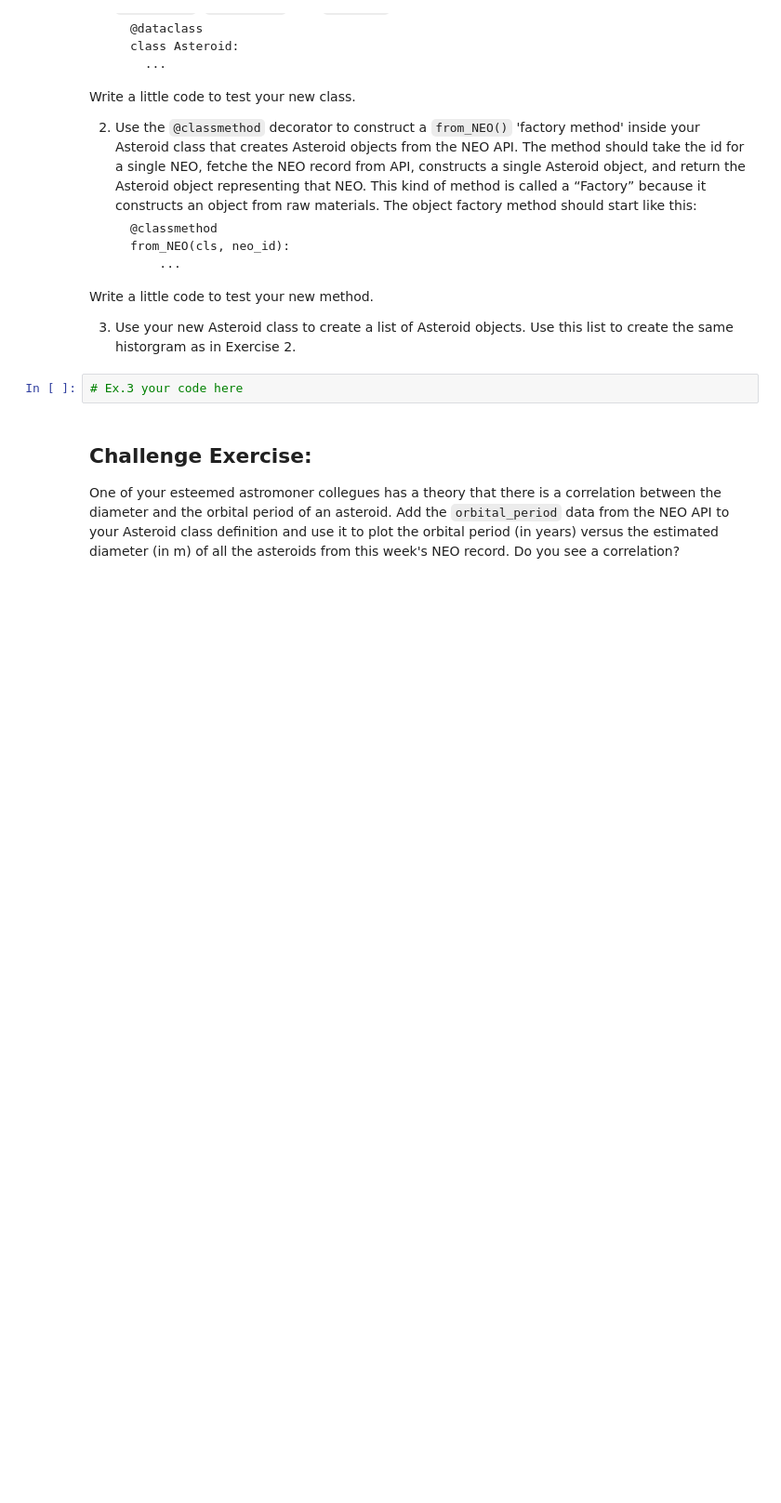
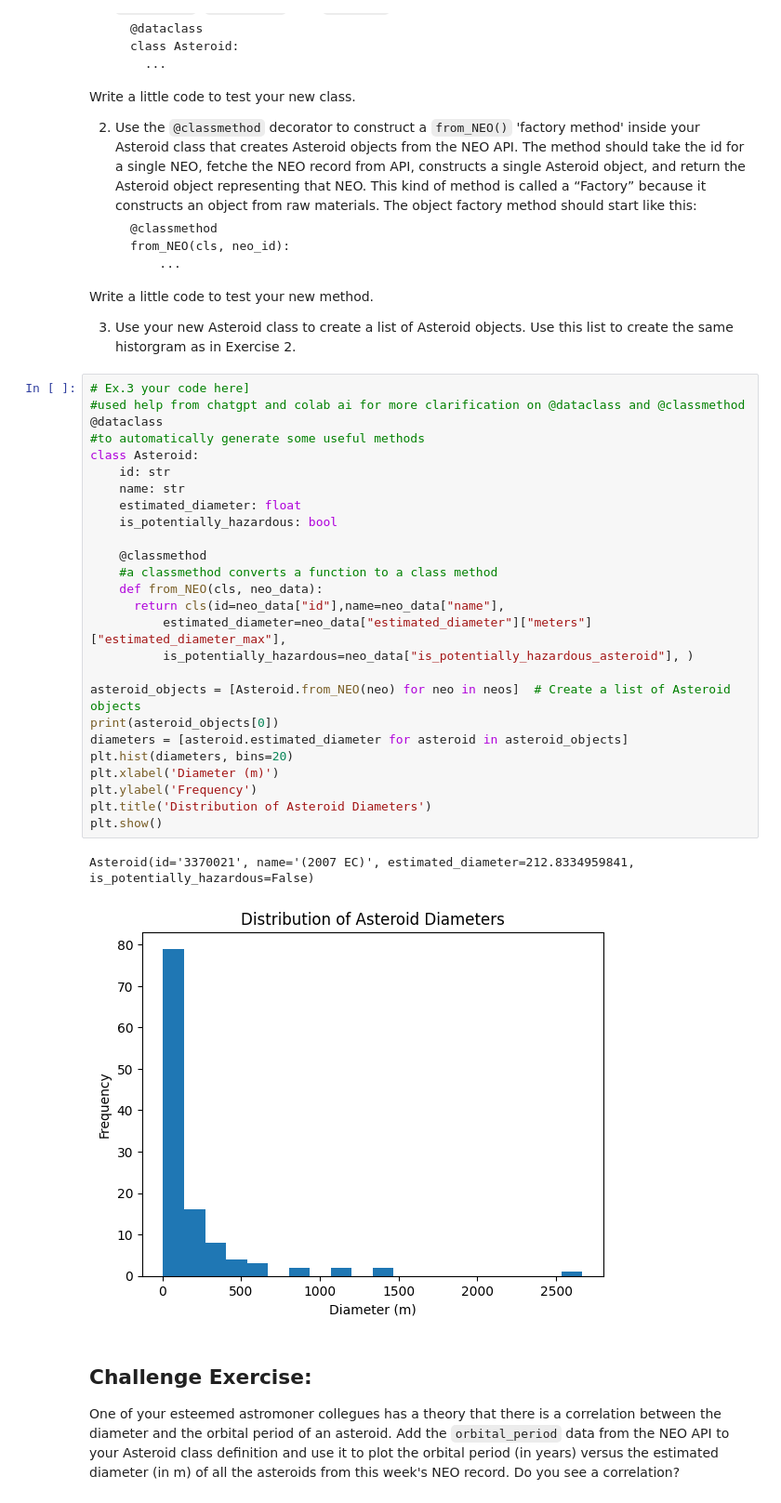
Before and after one commit to Garvaneja/comp215, a Jupyter notebook: labs/lab03-classes.ipynb, the cells around one changed output. Shown at 93% size. Saved outputs shown, nothing was run; the diff lists cells and outputs as text; blank space fills up the shorter version.

```diff
--- a/labs/lab03-classes.ipynb
+++ b/labs/lab03-classes.ipynb
@@ -135,8 +144,35 @@ Write a little code to test your new class.
 Write a little code to test your new method.
 
  3. Use your new Asteroid class to create a list of Asteroid objects.  Use this list to create the same historgram as in Exercise 2.
-# %%
-# Ex.3 your code here
+# %%
+# Ex.3 your code here]
+#used help from chatgpt and colab ai for more clarification on @dataclass and @classmethod
+@dataclass
+#to automatically generate some useful methods
+class Asteroid:
+    id: str
+    name: str
+    estimated_diameter: float
+    is_potentially_hazardous: bool
+
+    @classmethod
+    #a classmethod converts a function to a class method
+    def from_NEO(cls, neo_data):
+      return cls(id=neo_data["id"],name=neo_data["name"],
+          estimated_diameter=neo_data["estimated_diameter"]["meters"]["estimated_diameter_max"],
+          is_potentially_hazardous=neo_data["is_potentially_hazardous_asteroid"], )
+
+asteroid_objects = [Asteroid.from_NEO(neo) for neo in neos]  # Create a list of Asteroid objects
+print(asteroid_objects[0])
+diameters = [asteroid.estimated_diameter for asteroid in asteroid_objects]
+plt.hist(diameters, bins=20)
+plt.xlabel('Diameter (m)')
+plt.ylabel('Frequency')
+plt.title('Distribution of Asteroid Diameters')
+plt.show()
+# %% [output]
+Asteroid(id='3370021', name='(2007 EC)', estimated_diameter=212.8334959841, is_potentially_hazardous=False)
+[figure, added]
 # %% [markdown]
 ## Challenge Exercise:
 
```
Also changed, not shown: parts of 3 cells of this notebook.
